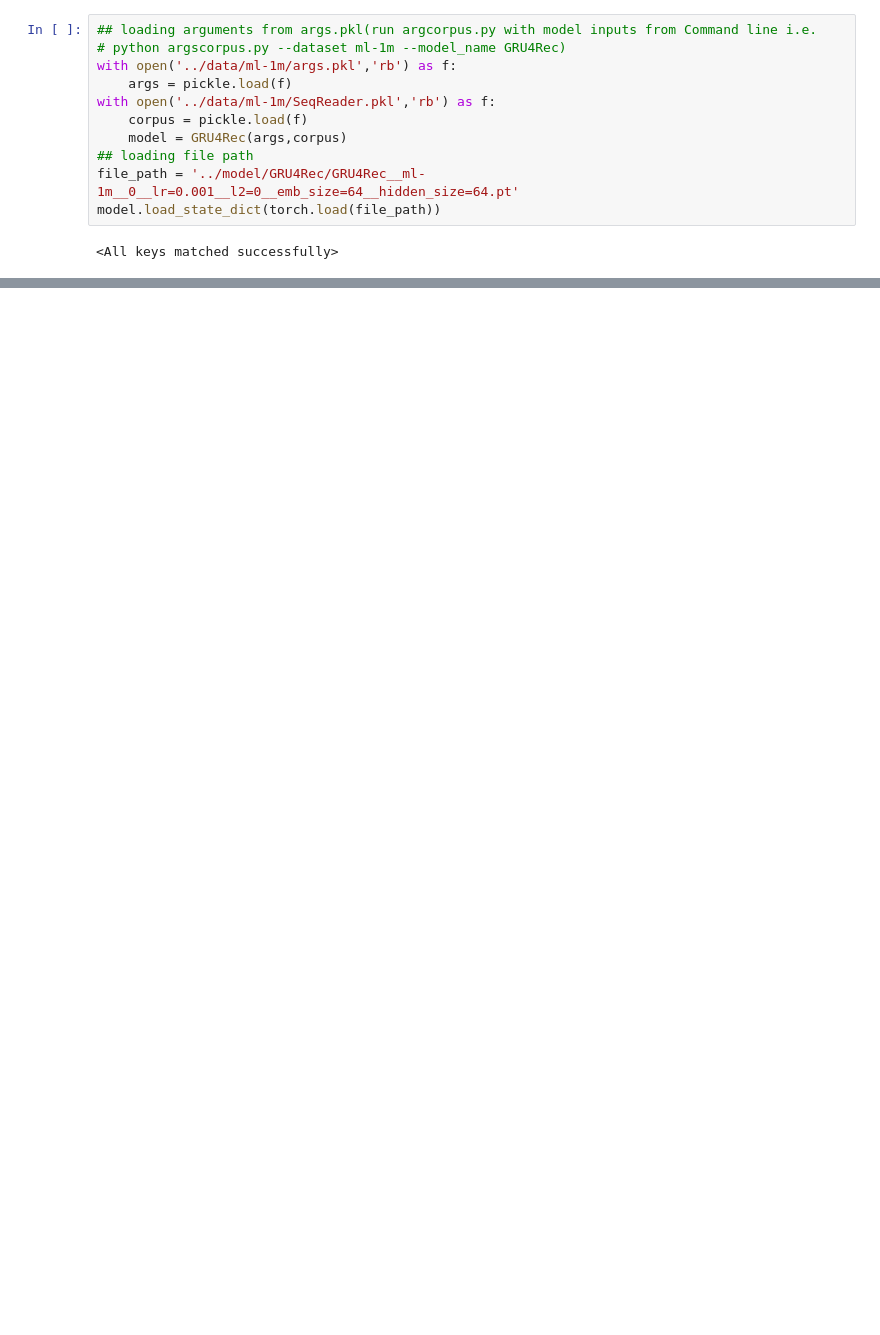
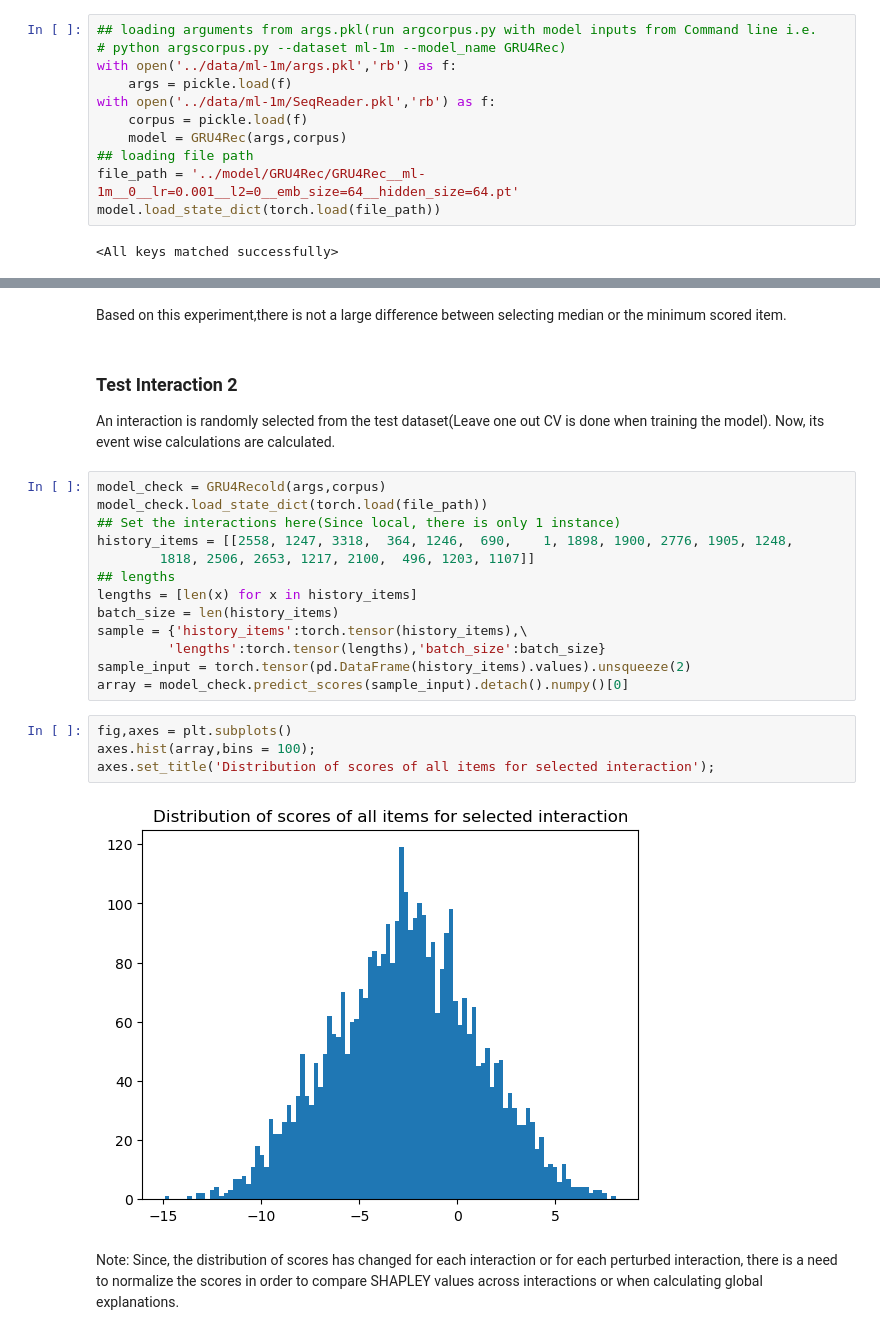
Before and after one commit to maneelusf/extpersonalization, a Jupyter notebook: notebooks/Notebook to generate top K recommendations.ipynb, the cells around one changed output, grey strips where cells are left out. Drawn from its saved outputs; the diff is of its cells as text; blank space fills up the shorter version.

```diff
--- a/notebooks/Notebook to generate top K recommendations.ipynb
+++ b/notebooks/Notebook to generate top K recommendations.ipynb
@@ -64,0 +320,29 @@ interactions = model_check.predict_interaction(sample)
+# %% [markdown]
+Based on this experiment,there is not a large difference between selecting median or the minimum scored item.
+# %% [markdown]
+### Test Interaction 2
+
+An interaction is randomly selected from the test dataset(Leave one out CV is done when training the model). Now, its event wise calculations are calculated.
+# %%
+model_check = GRU4Recold(args,corpus)
+model_check.load_state_dict(torch.load(file_path))
+## Set the interactions here(Since local, there is only 1 instance)
+history_items = [[2558, 1247, 3318,  364, 1246,  690,    1, 1898, 1900, 2776, 1905, 1248,
+        1818, 2506, 2653, 1217, 2100,  496, 1203, 1107]]
+## lengths
+lengths = [len(x) for x in history_items]
+batch_size = len(history_items)
+sample = {'history_items':torch.tensor(history_items),\
+         'lengths':torch.tensor(lengths),'batch_size':batch_size}
+sample_input = torch.tensor(pd.DataFrame(history_items).values).unsqueeze(2)
+array = model_check.predict_scores(sample_input).detach().numpy()[0]
+# %%
+fig,axes = plt.subplots()
+axes.hist(array,bins = 100);
+axes.set_title('Distribution of scores of all items for selected interaction');
+# %% [output]
+[figure, added]
+# %% [markdown]
+Note:
+Since, the distribution of scores has changed for each interaction or for each perturbed interaction, there is a need to
+normalize the scores in order to compare SHAPLEY values across interactions or when calculating global explanations.
```
Also changed, not shown: parts of 36 cells of this notebook.
